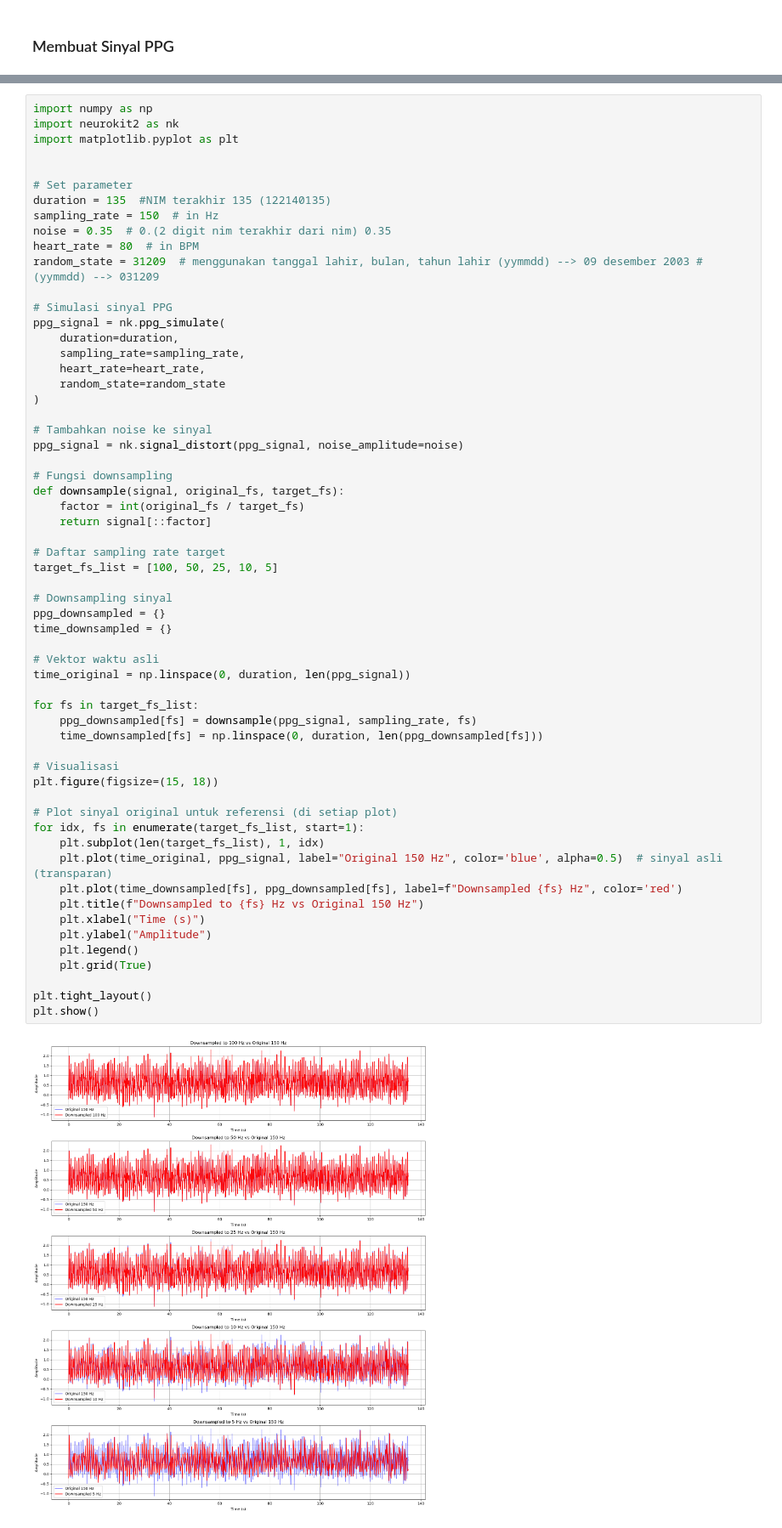
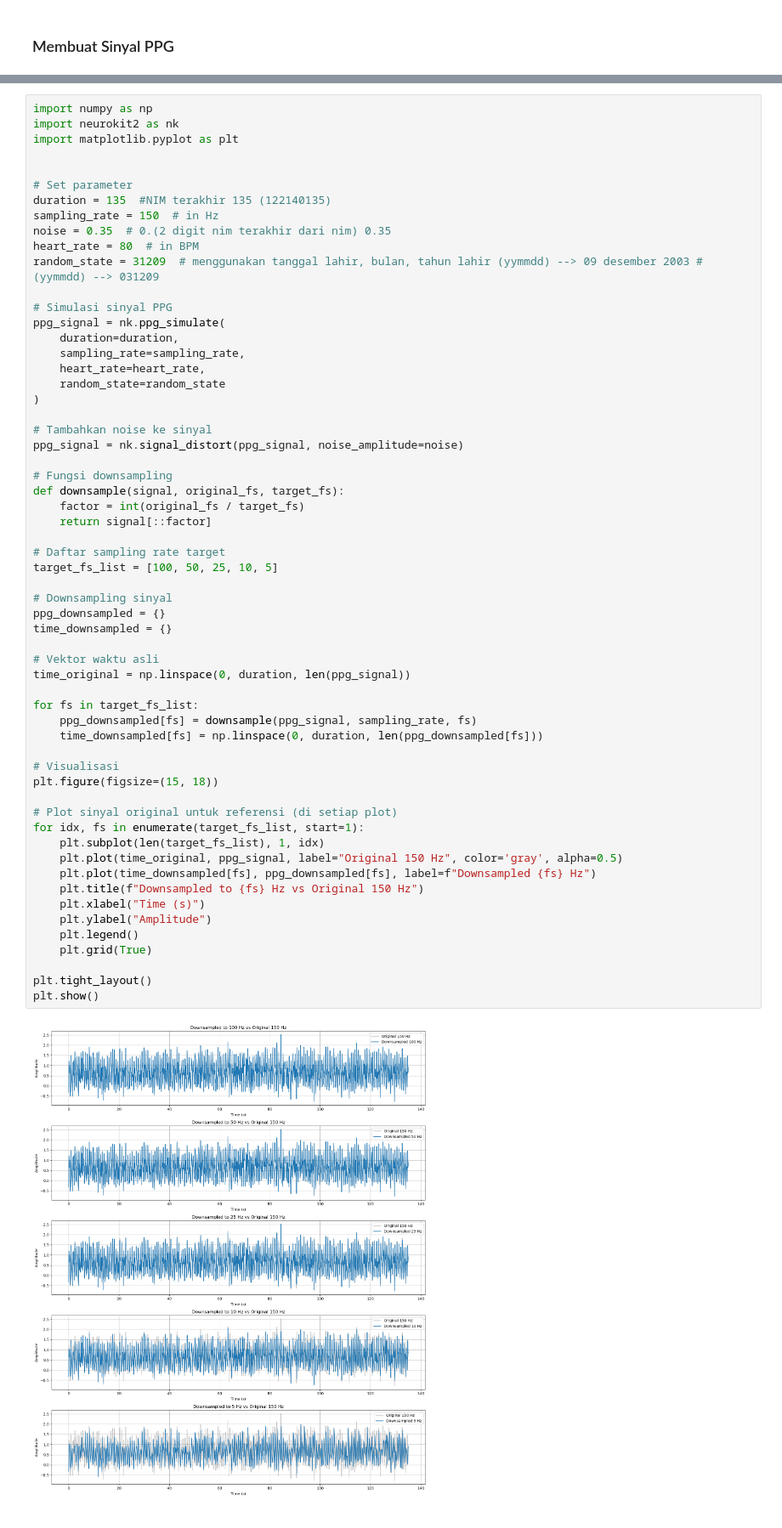
Before and after one commit to elsaelisa09/Data-Signal-Processing, a Jupyter notebook: 122140135_ho2.ipynb, the cells around one changed output, grey strips where cells are left out. Shown at 85% size. Cells and saved outputs as stored; diff of their text form.

```diff
--- a/122140135_ho2.ipynb
+++ b/122140135_ho2.ipynb
@@ -79,36 +75,36 @@ def downsample(signal, original_fs, target_fs):
 
 # Daftar sampling rate target
 target_fs_list = [100, 50, 25, 10, 5]
 
 # Downsampling sinyal
 ppg_downsampled = {}
 time_downsampled = {}
 
 # Vektor waktu asli
 time_original = np.linspace(0, duration, len(ppg_signal))
 
 for fs in target_fs_list:
     ppg_downsampled[fs] = downsample(ppg_signal, sampling_rate, fs)
     time_downsampled[fs] = np.linspace(0, duration, len(ppg_downsampled[fs]))
 
 # Visualisasi
 plt.figure(figsize=(15, 18))
 
 # Plot sinyal original untuk referensi (di setiap plot)
 for idx, fs in enumerate(target_fs_list, start=1):
     plt.subplot(len(target_fs_list), 1, idx)
-    plt.plot(time_original, ppg_signal, label="Original 150 Hz", color='blue', alpha=0.5)  # sinyal asli (transparan)
-    plt.plot(time_downsampled[fs], ppg_downsampled[fs], label=f"Downsampled {fs} Hz", color='red')
+    plt.plot(time_original, ppg_signal, label="Original 150 Hz", color='gray', alpha=0.5)
+    plt.plot(time_downsampled[fs], ppg_downsampled[fs], label=f"Downsampled {fs} Hz")
     plt.title(f"Downsampled to {fs} Hz vs Original 150 Hz")
     plt.xlabel("Time (s)")
     plt.ylabel("Amplitude")
     plt.legend()
     plt.grid(True)
 
 plt.tight_layout()
 plt.show()
 # %% [output]
-[figure, old version]
+[figure, new version]
 # %% [markdown]
 ### Analisis Distorsi dan Aliasing pada Downsampling
 
```
Also changed, not shown: parts of 9 cells of this notebook.
